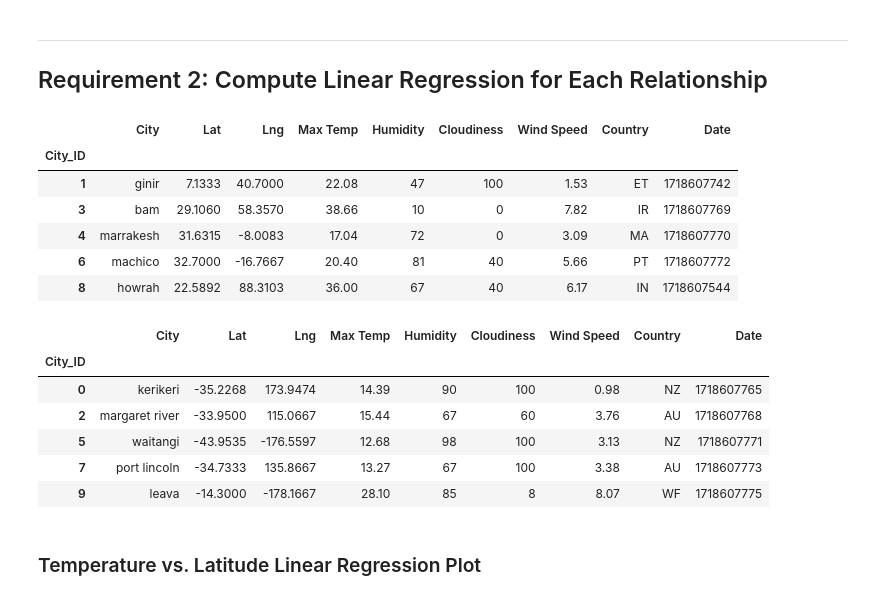
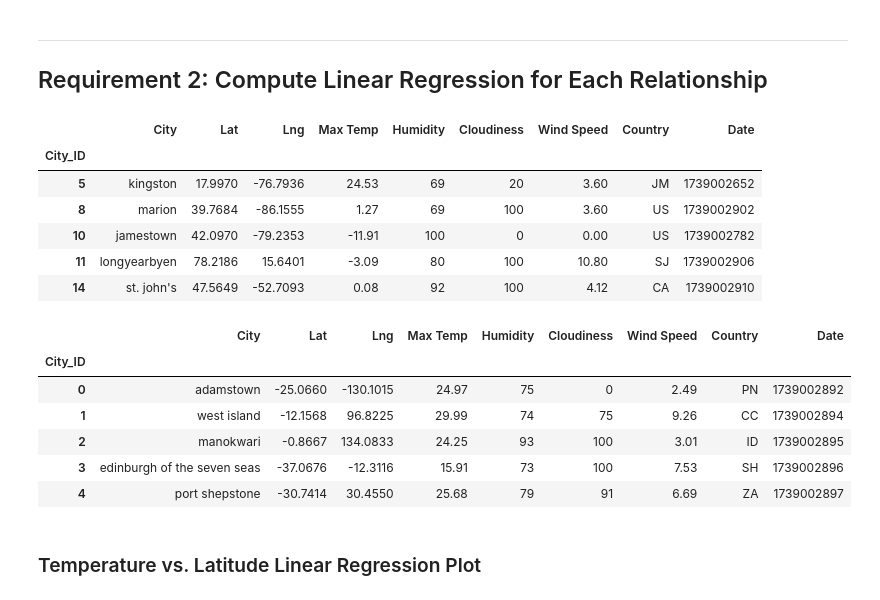
Before and after one commit to HGrewal13/python-api-challenge, a Jupyter notebook: final_code/WeatherPy.ipynb, the cells around one changed output. Saved outputs shown, nothing was run; the diff lists cells and outputs as text; code cells hidden in the pictures.

```diff
--- a/final_code/WeatherPy.ipynb
+++ b/final_code/WeatherPy.ipynb
@@ -248,30 +309,30 @@ plt.show()
 # %%
 # Create a DataFrame with the Northern Hemisphere data (Latitude >= 0)
-# YOUR CODE HERE
+northern_hemi_df = city_data_df.loc[city_data_df["Lat"] > 0, :]
 
 # Display sample data
 northern_hemi_df.head()
 # %% [output]
 |  | City | Lat | Lng | Max Temp | Humidity | Cloudiness | Wind Speed | Country | Date |
 | City_ID |  |  |  |  |  |  |  |  |  |
-| 1 | ginir | 7.1333 | 40.7000 | 22.08 | 47 | 100 | 1.53 | ET | 1718607742 |
-| 3 | bam | 29.1060 | 58.3570 | 38.66 | 10 | 0 | 7.82 | IR | 1718607769 |
-| 4 | marrakesh | 31.6315 | -8.0083 | 17.04 | 72 | 0 | 3.09 | MA | 1718607770 |
-| 6 | machico | 32.7000 | -16.7667 | 20.40 | 81 | 40 | 5.66 | PT | 1718607772 |
-| 8 | howrah | 22.5892 | 88.3103 | 36.00 | 67 | 40 | 6.17 | IN | 1718607544 |
+| 5 | kingston | 17.9970 | -76.7936 | 24.53 | 69 | 20 | 3.60 | JM | 1739002652 |
+| 8 | marion | 39.7684 | -86.1555 | 1.27 | 69 | 100 | 3.60 | US | 1739002902 |
+| 10 | jamestown | 42.0970 | -79.2353 | -11.91 | 100 | 0 | 0.00 | US | 1739002782 |
+| 11 | longyearbyen | 78.2186 | 15.6401 | -3.09 | 80 | 100 | 10.80 | SJ | 1739002906 |
+| 14 | st. john's | 47.5649 | -52.7093 | 0.08 | 92 | 100 | 4.12 | CA | 1739002910 |
 # %%
 # Create a DataFrame with the Southern Hemisphere data (Latitude < 0)
-# YOUR CODE HERE
+southern_hemi_df = city_data_df.loc[city_data_df["Lat"] < 0, :]
 
 # Display sample data
 southern_hemi_df.head()
 # %% [output]
 |  | City | Lat | Lng | Max Temp | Humidity | Cloudiness | Wind Speed | Country | Date |
 | City_ID |  |  |  |  |  |  |  |  |  |
-| 0 | kerikeri | -35.2268 | 173.9474 | 14.39 | 90 | 100 | 0.98 | NZ | 1718607765 |
-| 2 | margaret river | -33.9500 | 115.0667 | 15.44 | 67 | 60 | 3.76 | AU | 1718607768 |
-| 5 | waitangi | -43.9535 | -176.5597 | 12.68 | 98 | 100 | 3.13 | NZ | 1718607771 |
-| 7 | port lincoln | -34.7333 | 135.8667 | 13.27 | 67 | 100 | 3.38 | AU | 1718607773 |
-| 9 | leava | -14.3000 | -178.1667 | 28.10 | 85 | 8 | 8.07 | WF | 1718607775 |
+| 0 | adamstown | -25.0660 | -130.1015 | 24.97 | 75 | 0 | 2.49 | PN | 1739002892 |
+| 1 | west island | -12.1568 | 96.8225 | 29.99 | 74 | 75 | 9.26 | CC | 1739002894 |
+| 2 | manokwari | -0.8667 | 134.0833 | 24.25 | 93 | 100 | 3.01 | ID | 1739002895 |
+| 3 | edinburgh of the seven seas | -37.0676 | -12.3116 | 15.91 | 73 | 100 | 7.53 | SH | 1739002896 |
+| 4 | port shepstone | -30.7414 | 30.4550 | 25.68 | 79 | 91 | 6.69 | ZA | 1739002897 |
 # %% [markdown]
 ###  Temperature vs. Latitude Linear Regression Plot
```
Also changed, not shown: parts of 37 cells of this notebook, 5 other files.
